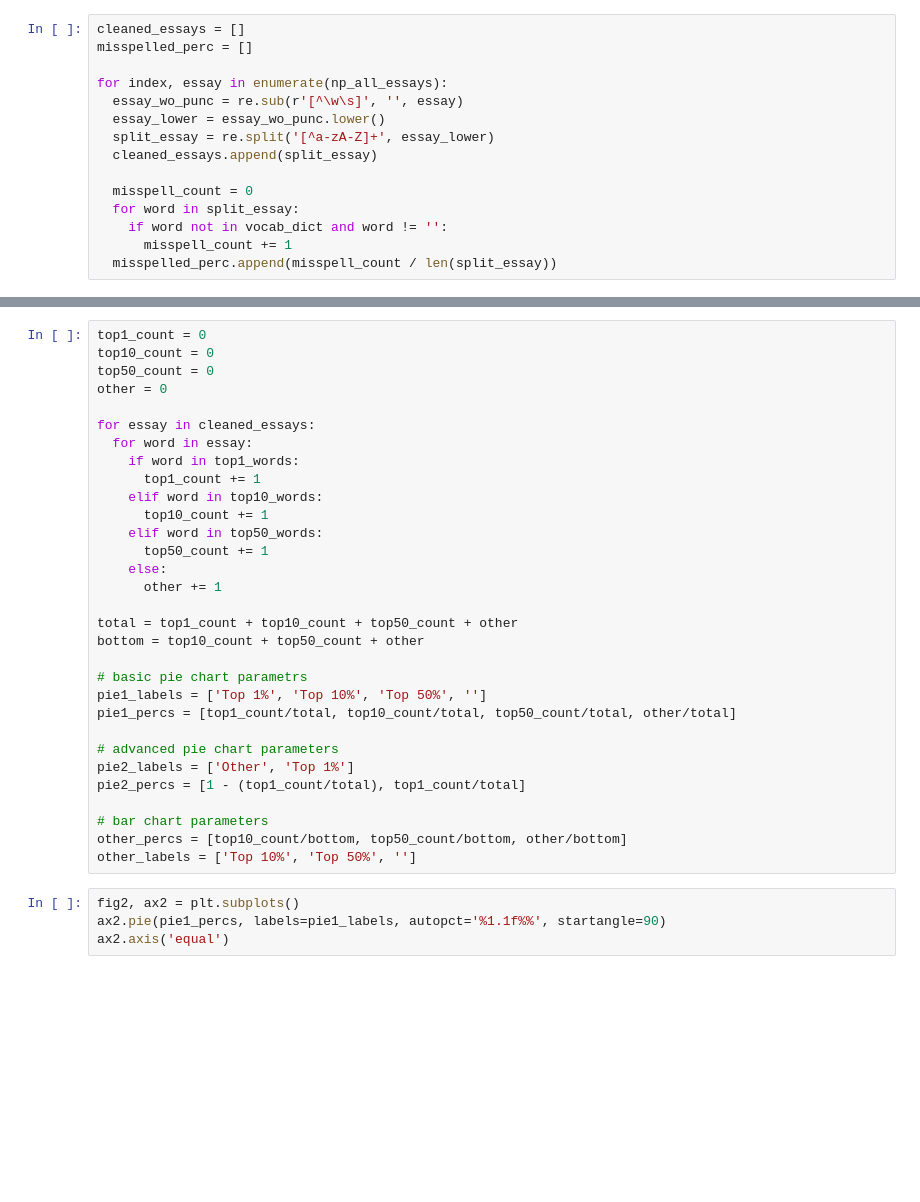
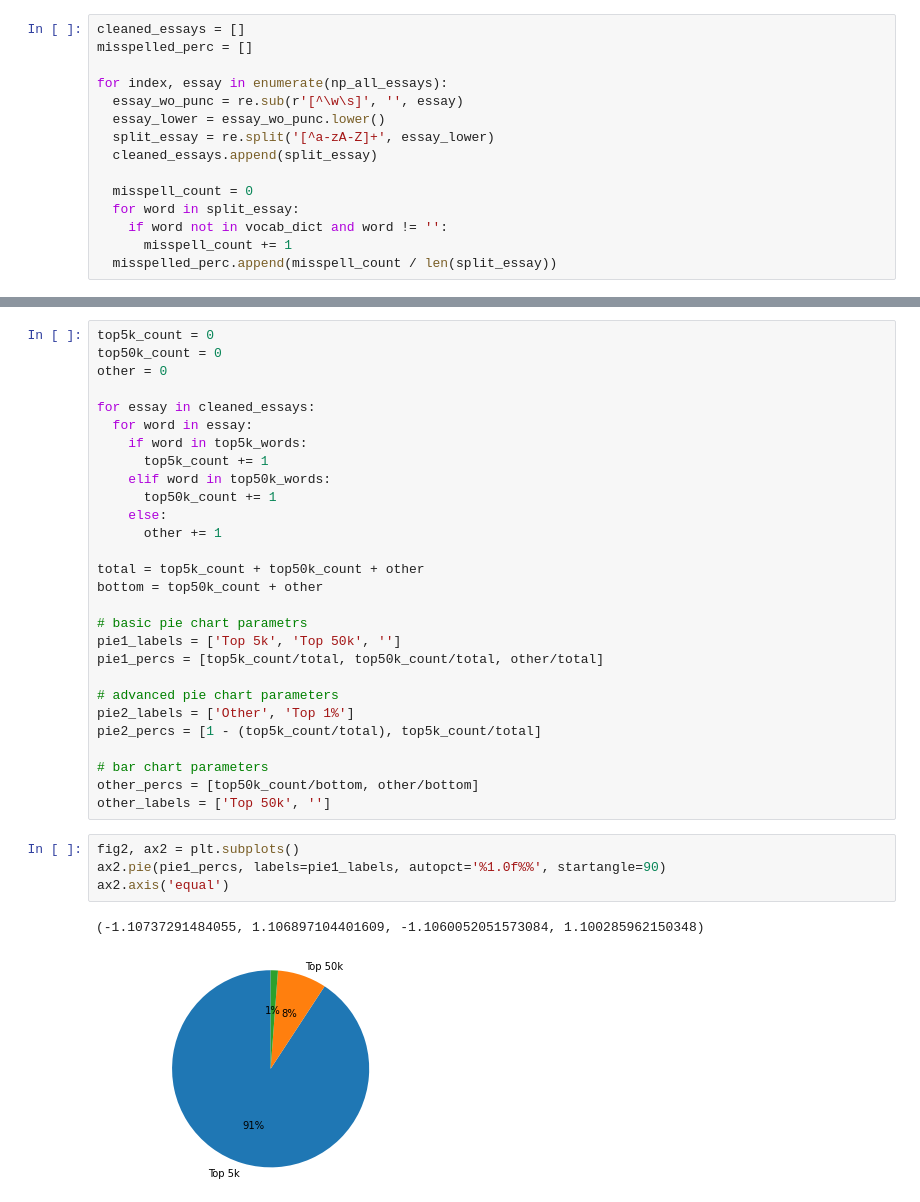
Before and after one commit to Joe-Sedlacek/Kaggle-Competition-English-Language-Learning, a Jupyter notebook: visualization.ipynb, the cells around one changed output, grey strips where cells are left out. Drawn from its saved outputs; the diff is of its cells as text; blank space fills up the shorter version.

```diff
--- a/visualization.ipynb
+++ b/visualization.ipynb
@@ -91,40 +105,40 @@ for data in all_vocab_words.iterrows():
         break
     index += 1
 # %%
-top1_count = 0
-top10_count = 0
-top50_count = 0
+top5k_count = 0
+top50k_count = 0
 other = 0
 
 for essay in cleaned_essays:
   for word in essay:
-    if word in top1_words:
-      top1_count += 1
-    elif word in top10_words:
-      top10_count += 1
-    elif word in top50_words:
-      top50_count += 1
+    if word in top5k_words:
+      top5k_count += 1
+    elif word in top50k_words:
+      top50k_count += 1
     else:
       other += 1
 
-total = top1_count + top10_count + top50_count + other
-bottom = top10_count + top50_count + other
+total = top5k_count + top50k_count + other
+bottom = top50k_count + other
 
 # basic pie chart parametrs
-pie1_labels = ['Top 1%', 'Top 10%', 'Top 50%', '']
-pie1_percs = [top1_count/total, top10_count/total, top50_count/total, other/total]
+pie1_labels = ['Top 5k', 'Top 50k', '']
+pie1_percs = [top5k_count/total, top50k_count/total, other/total]
 
 # advanced pie chart parameters
 pie2_labels = ['Other', 'Top 1%']
-pie2_percs = [1 - (top1_count/total), top1_count/total]
+pie2_percs = [1 - (top5k_count/total), top5k_count/total]
 
 # bar chart parameters
-other_percs = [top10_count/bottom, top50_count/bottom, other/bottom]
-other_labels = ['Top 10%', 'Top 50%', '']
+other_percs = [top50k_count/bottom, other/bottom]
+other_labels = ['Top 50k', '']
 # %%
 fig2, ax2 = plt.subplots()
-ax2.pie(pie1_percs, labels=pie1_labels, autopct='%1.1f%%', startangle=90)
+ax2.pie(pie1_percs, labels=pie1_labels, autopct='%1.0f%%', startangle=90)
 ax2.axis('equal')
+# %% [output]
+(-1.10737291484055, 1.106897104401609, -1.1060052051573084, 1.100285962150348)
+[figure, added]
 # %%
 # based on code found at https://matplotlib.org/stable/gallery/pie_and_polar_charts/bar_of_pie.html
 
```
Also changed, not shown: parts of 4 cells of this notebook, 3 other files.
